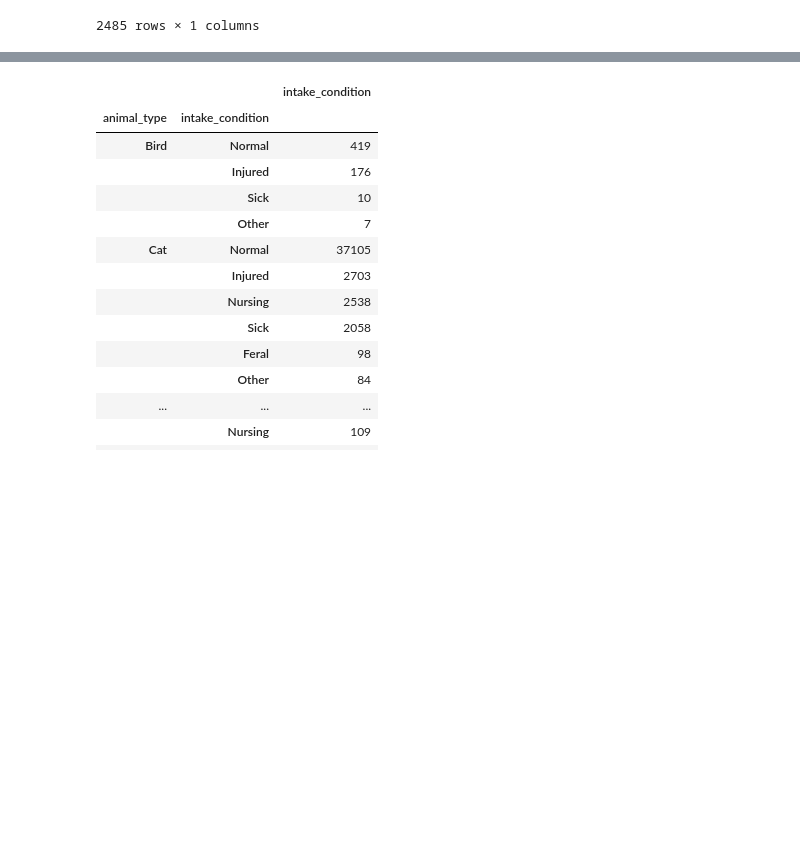
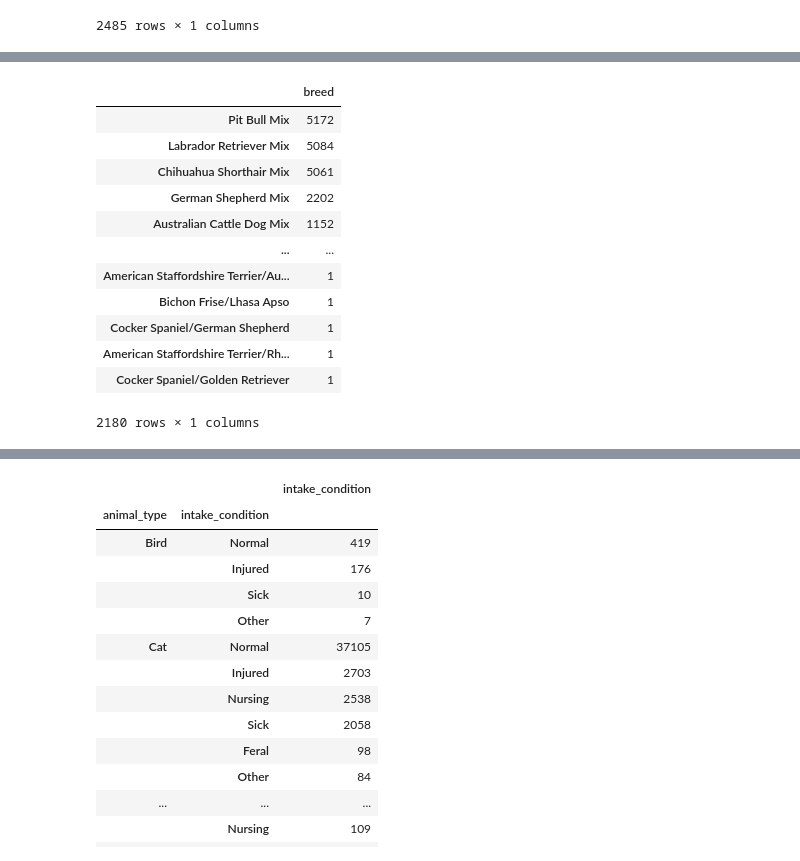
Before and after one commit to ilaha/Austin_AniML_Rescue, a Jupyter notebook: Exploratory_Data_Analysis/Austin_AniML_EDA.ipynb, the cells around one changed output, grey strips where cells are left out. Saved outputs shown, nothing was run; the diff lists cells and outputs as text; code cells hidden in the pictures; blank space fills up the shorter version.

```diff
--- a/Exploratory_Data_Analysis/Austin_AniML_EDA.ipynb
+++ b/Exploratory_Data_Analysis/Austin_AniML_EDA.ipynb
@@ -143,0 +210,17 @@ pd.DataFrame(df.groupby(by='animal_type')['breed'].value_counts())
+# %%
+# View all dog breeds
+pd.DataFrame(df.loc[df['animal_type'] == 'Dog']['breed'].value_counts())
+# %% [output]
+|  | breed |
+| Pit Bull Mix | 5172 |
+| Labrador Retriever Mix | 5084 |
+| Chihuahua Shorthair Mix | 5061 |
+| German Shepherd Mix | 2202 |
+| Australian Cattle Dog Mix | 1152 |
+| ... | ... |
+| American Staffordshire Terrier/Au... | 1 |
+| Bichon Frise/Lhasa Apso | 1 |
+| Cocker Spaniel/German Shepherd | 1 |
+| American Staffordshire Terrier/Rh... | 1 |
+| Cocker Spaniel/Golden Retriever | 1 |
+2180 rows × 1 columns
```
Also changed, not shown: parts of 24 cells of this notebook, 1 other file.
